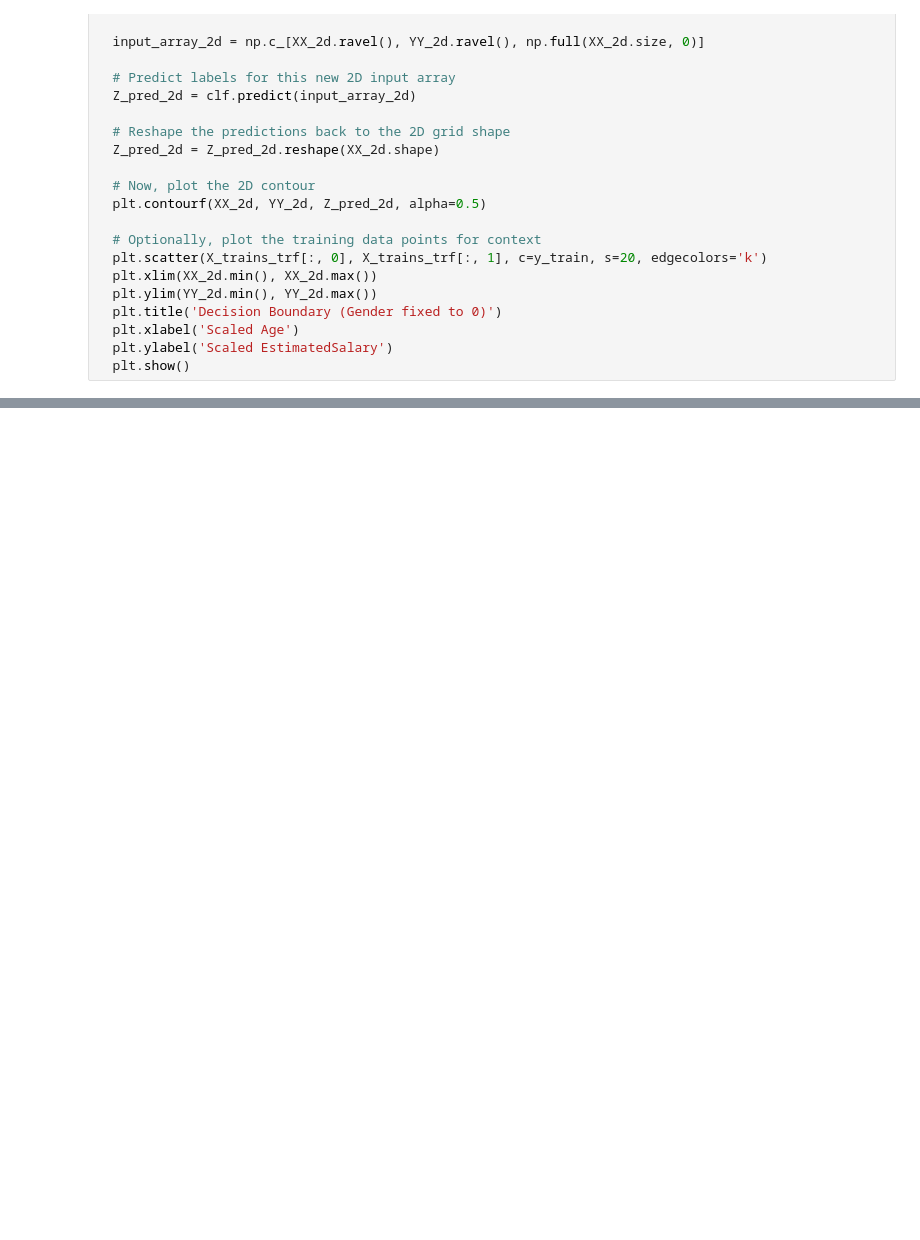
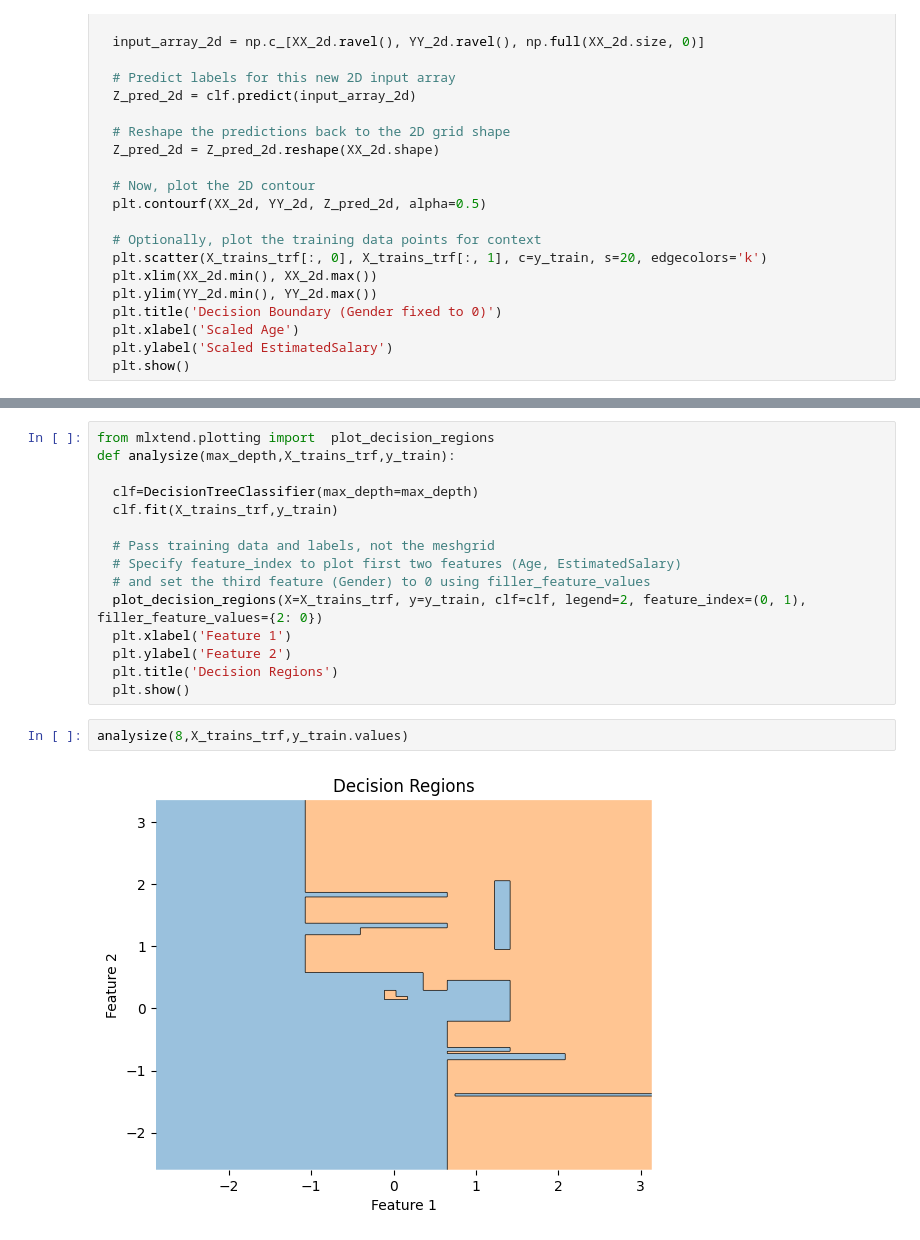
Before and after one commit to ajaykumar080286/MachineLearning, a Jupyter notebook: 41_DecisionTree_1.ipynb, the cells around one changed output, grey strips where cells are left out. Drawn from its saved outputs; the diff is of its cells as text; blank space fills up the shorter version.

```diff
--- a/41_DecisionTree_1.ipynb
+++ b/41_DecisionTree_1.ipynb
@@ -169,0 +170,19 @@ analysize(8,X_trains_trf,y_train)
+# %%
+from mlxtend.plotting import  plot_decision_regions
+def analysize(max_depth,X_trains_trf,y_train):
+
+  clf=DecisionTreeClassifier(max_depth=max_depth)
+  clf.fit(X_trains_trf,y_train)
+
+  # Pass training data and labels, not the meshgrid
+  # Specify feature_index to plot first two features (Age, EstimatedSalary)
+  # and set the third feature (Gender) to 0 using filler_feature_values
+  plot_decision_regions(X=X_trains_trf, y=y_train, clf=clf, legend=2, feature_index=(0, 1), filler_feature_values={2: 0})
+  plt.xlabel('Feature 1')
+  plt.ylabel('Feature 2')
+  plt.title('Decision Regions')
+  plt.show()
+# %%
+analysize(8,X_trains_trf,y_train.values)
+# %% [output]
+[figure, added]
```
Also changed, not shown: parts of 7 cells of this notebook.
